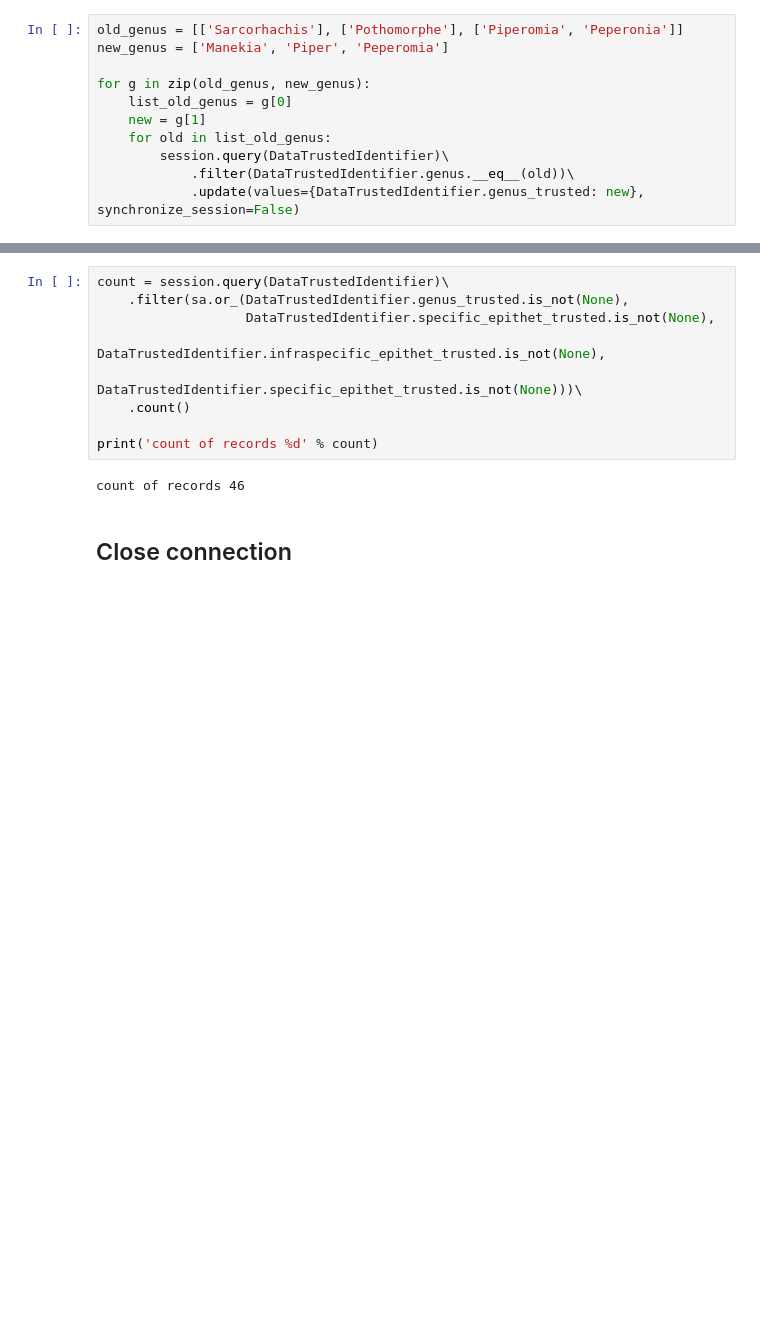
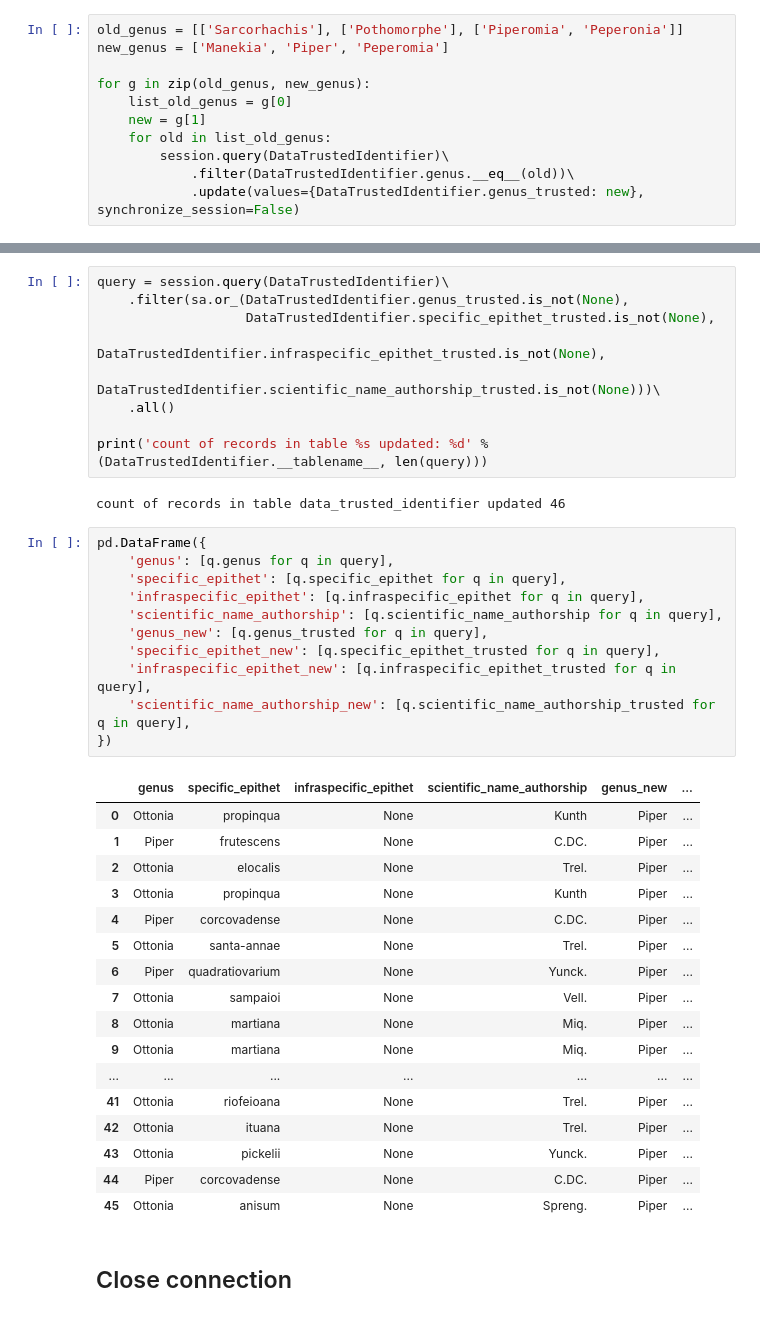
Before and after one commit to xaaaandao/piperaceae-sql, a Jupyter notebook: data_trusted_identifier/update_genus_specific_epithet.ipynb, the cells around one changed output, grey strips where cells are left out. Drawn from its saved outputs; the diff is of its cells as text; blank space fills up the shorter version.

```diff
--- a/data_trusted_identifier/update_genus_specific_epithet.ipynb
+++ b/data_trusted_identifier/update_genus_specific_epithet.ipynb
@@ -120,16 +119,45 @@ scientific_name_authorship (old) E.F. Guim. & L.H.P.Costa - (new) E.F. Guim. & L
 antes var. pilosum depois pilosum
 antes E.F. Guim. & L.H.P.Costa depois EFGuimLHPCosta
 # %%
-count = session.query(DataTrustedIdentifier)\
+query = session.query(DataTrustedIdentifier)\
     .filter(sa.or_(DataTrustedIdentifier.genus_trusted.is_not(None),
                    DataTrustedIdentifier.specific_epithet_trusted.is_not(None),
                    DataTrustedIdentifier.infraspecific_epithet_trusted.is_not(None),
-                   DataTrustedIdentifier.specific_epithet_trusted.is_not(None)))\
-    .count()
+                   DataTrustedIdentifier.scientific_name_authorship_trusted.is_not(None)))\
+    .all()
 
-print('count of records %d' % count)
+print('count of records in table %s updated: %d' % (DataTrustedIdentifier.__tablename__, len(query)))
 # %% [output]
-count of records 46
+count of records in table data_trusted_identifier updated 46
+# %%
+pd.DataFrame({
+    'genus': [q.genus for q in query],
+    'specific_epithet': [q.specific_epithet for q in query],
+    'infraspecific_epithet': [q.infraspecific_epithet for q in query],
+    'scientific_name_authorship': [q.scientific_name_authorship for q in query],
+    'genus_new': [q.genus_trusted for q in query],
+    'specific_epithet_new': [q.specific_epithet_trusted for q in query],
+    'infraspecific_epithet_new': [q.infraspecific_epithet_trusted for q in query],
+    'scientific_name_authorship_new': [q.scientific_name_authorship_trusted for q in query],
+})
+# %% [output]
+|  | genus | specific_epithet | infraspecific_epithet | scientific_name_authorship | genus_new | ... |
+| 0 | Ottonia | propinqua | None | Kunth | Piper | ... |
+| 1 | Piper | frutescens | None | C.DC. | Piper | ... |
+| 2 | Ottonia | elocalis | None | Trel. | Piper | ... |
+| 3 | Ottonia | propinqua | None | Kunth | Piper | ... |
+| 4 | Piper | corcovadense | None | C.DC. | Piper | ... |
+| 5 | Ottonia | santa-annae | None | Trel. | Piper | ... |
+| 6 | Piper | quadratiovarium | None | Yunck. | Piper | ... |
+| 7 | Ottonia | sampaioi | None | Vell. | Piper | ... |
+| 8 | Ottonia | martiana | None | Miq. | Piper | ... |
+| 9 | Ottonia | martiana | None | Miq. | Piper | ... |
+| ... | ... | ... | ... | ... | ... | ... |
+| 41 | Ottonia | riofeioana | None | Trel. | Piper | ... |
+| 42 | Ottonia | ituana | None | Trel. | Piper | ... |
+| 43 | Ottonia | pickelii | None | Yunck. | Piper | ... |
+| 44 | Piper | corcovadense | None | C.DC. | Piper | ... |
+| 45 | Ottonia | anisum | None | Spreng. | Piper | ... |
 # %% [markdown]
 ## Close connection
 # %%
```
Also changed, not shown: parts of 8 cells of this notebook, 1 other file.
